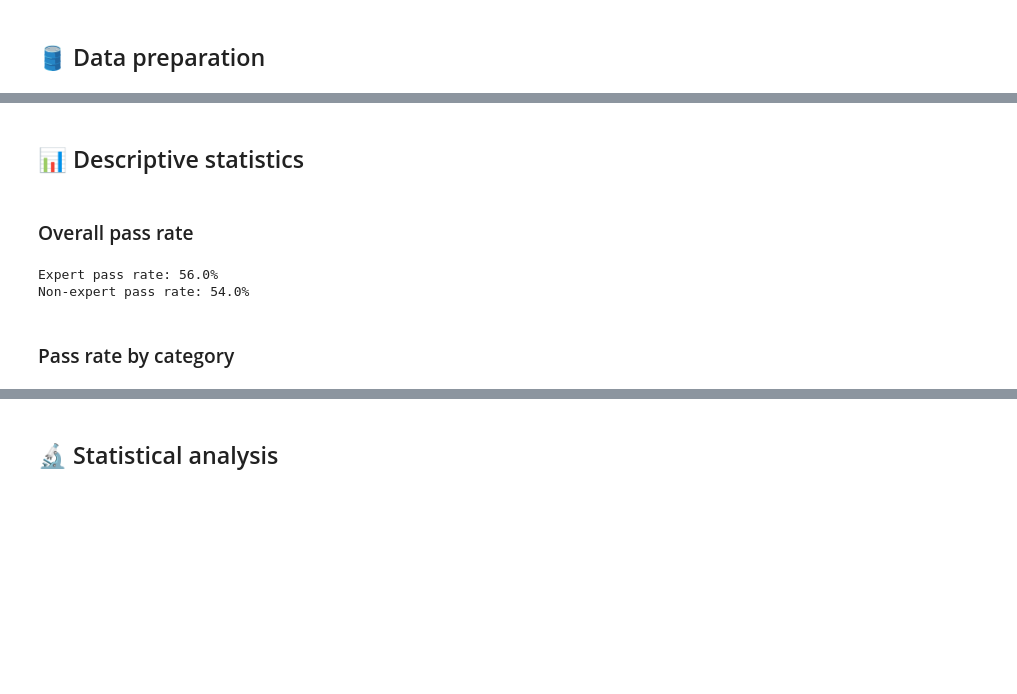
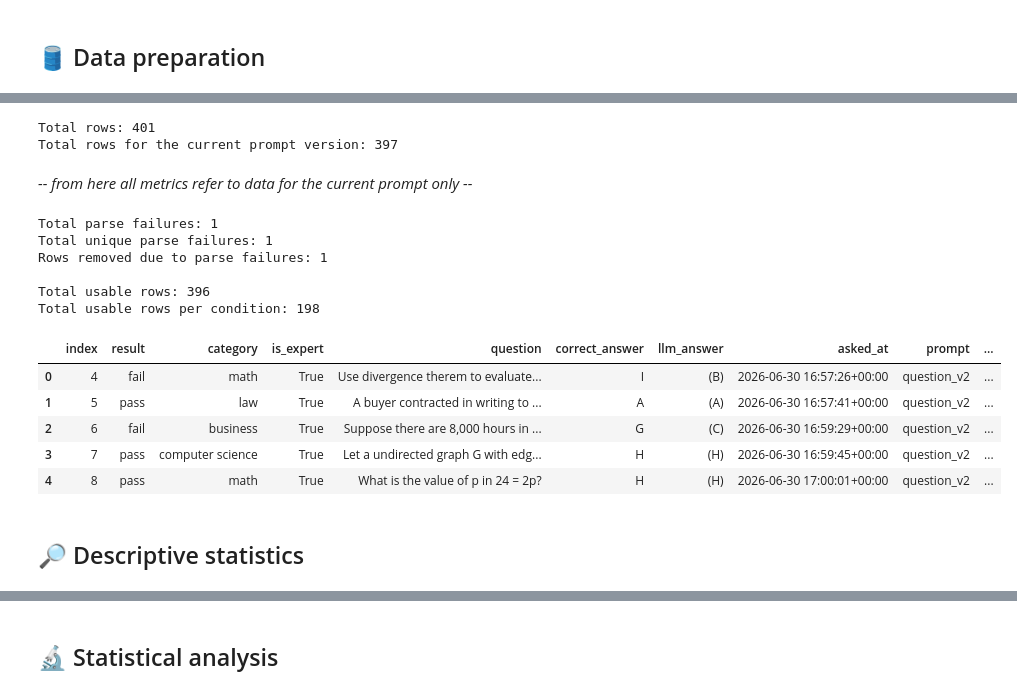
Before and after one commit to jcarterlab/expert-persona-eval, a Jupyter notebook: eval_analysis.ipynb, the cells around one changed output, grey strips where cells are left out. Cells and saved outputs as stored; diff of their text form; code cells hidden in the pictures; blank space fills up the shorter version.

```diff
--- a/eval_analysis.ipynb
+++ b/eval_analysis.ipynb
@@ -53,15 +9,49 @@ Rows removed due to parse failures per condition: 3
+# %%
+import pandas as pd
+from IPython.display import Markdown, display
+
+df = pd.read_json('results.jsonl', lines=True)
+
+# prompt version
+current_prompt_version = 'question_v2'
+current_prompt_df = df[df['prompt']==current_prompt_version]
+
+print(f'\n\nTotal rows: {len(df)}')
+print(f'Total rows for the current prompt version: {len(current_prompt_df)}\n')
+
+display(Markdown('*-- from here all metrics refer to data for the current prompt only --*'))
+
+# parse failures
+parse_failures = len(current_prompt_df[current_prompt_df['result']=='parse_failure'])
+unique_parse_failures = len(current_prompt_df[current_prompt_df['result']=='parse_failure']['question'].unique())
+parse_failure_questions = current_prompt_df[current_prompt_df['result']=='parse_failure']['question'].unique()
+filtered_df = current_prompt_df[~current_prompt_df['question'].isin(parse_failure_questions)]
+filtered_df.reset_index(inplace=True)
+usable_rows = len(filtered_df)
+usable_rows_per_condition = len(filtered_df[filtered_df['is_expert']==True])
+
+print(f'\nTotal parse failures: {parse_failures}')
+print(f'Total unique parse failures: {unique_parse_failures}')
+print(f'Rows removed due to parse failures: {len(current_prompt_df) - usable_rows}')
+print(f'\nTotal usable rows: {usable_rows}')
+print(f'Total usable rows per condition: {usable_rows_per_condition}\n\n')
+
+filtered_df.head()
+# %% [output]
+Total rows: 401
+Total rows for the current prompt version: 397
+*-- from here all metrics refer to data for the current prompt only --*
+Total parse failures: 1
+Total unique parse failures: 1
+Rows removed due to parse failures: 1
+
+Total usable rows: 396
+Total usable rows per condition: 198
+|  | index | result | category | is_expert | question | correct_answer | llm_answer | asked_at | prompt | ... |
+| 0 | 4 | fail | math | True | Use divergence therem to evaluate... | I | (B) | 2026-06-30 16:57:26+00:00 | question_v2 | ... |
+| 1 | 5 | pass | law | True | A buyer contracted in writing to ... | A | (A) | 2026-06-30 16:57:41+00:00 | question_v2 | ... |
+| 2 | 6 | fail | business | True | Suppose there are 8,000 hours in ... | G | (C) | 2026-06-30 16:59:29+00:00 | question_v2 | ... |
+| 3 | 7 | pass | computer science | True | Let a undirected graph G with edg... | H | (H) | 2026-06-30 16:59:45+00:00 | question_v2 | ... |
+| 4 | 8 | pass | math | True | What is the value of p in 24 = 2p? | H | (H) | 2026-06-30 17:00:01+00:00 | question_v2 | ... |
 # %% [markdown]
-## 📊 Descriptive statistics
+## 🔎 Descriptive statistics
-# %% [markdown]
-### Overall pass rate
-# %%
-expert_pass_rate = round(float((filtered_df[filtered_df['is_expert']==True]['result']=='pass').mean()) * 100, 2)
-non_expert_pass_rate = round(float((filtered_df[filtered_df['is_expert']==False]['result']=='pass').mean()) * 100, 2)
-
-print(f'Expert pass rate: {expert_pass_rate}%')
-print(f'Non-expert pass rate: {non_expert_pass_rate}%')
-# %% [output]
-Expert pass rate: 56.0%
-Non-expert pass rate: 54.0%
-# %% [markdown]
-### Pass rate by category
```
Also changed, not shown: parts of 14 cells of this notebook, 2 other files.
